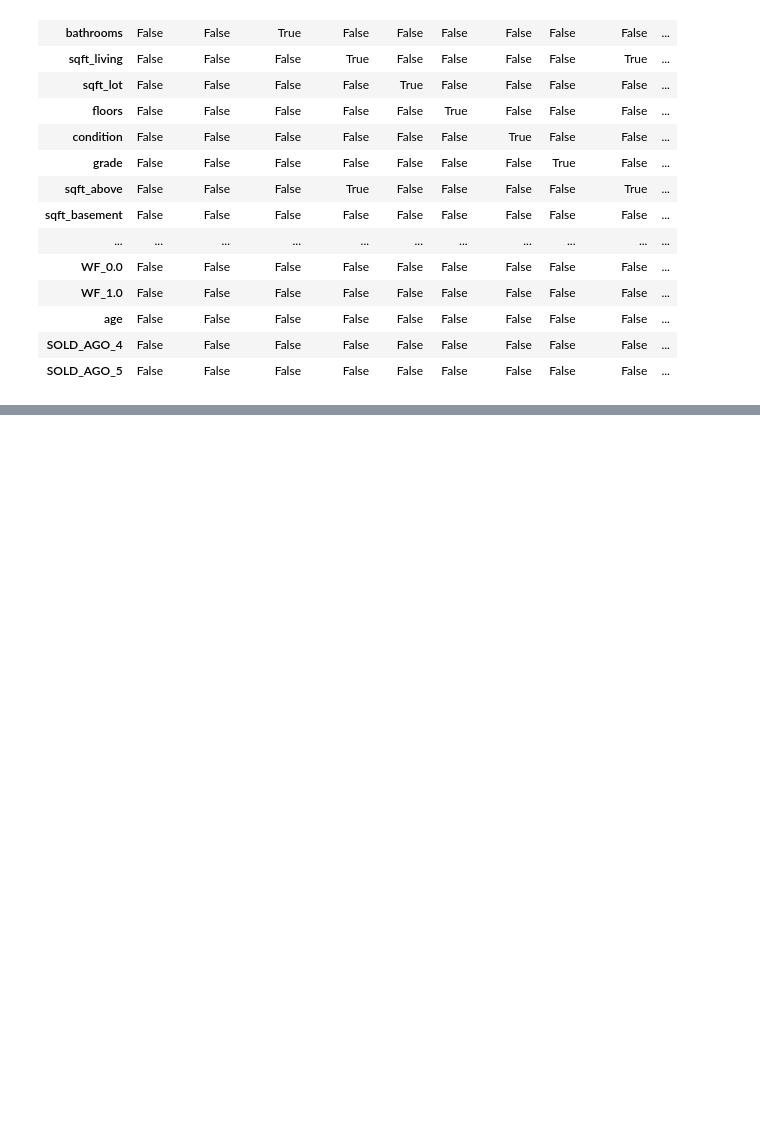
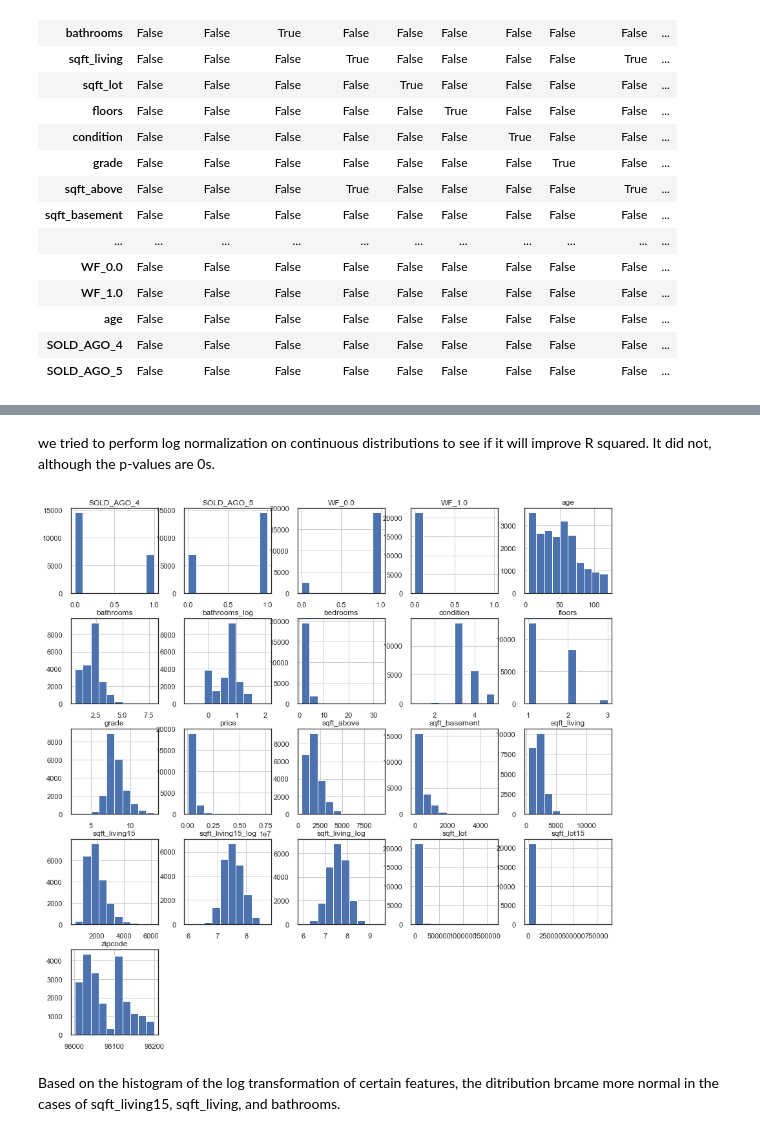
Before and after one commit to AnnaLara/dsc-1-final-project, a Jupyter notebook: draft.ipynb, the cells around one changed output, grey strips where cells are left out. Drawn from its saved outputs; the diff is of its cells as text; code cells hidden in the pictures; blank space fills up the shorter version.

```diff
--- a/draft.ipynb
+++ b/draft.ipynb
@@ -434,0 +531,9 @@ predictors = ['bedrooms', 'bathrooms', 'sqft_living', 'floors', 'grade', 'sqft_b
+# %%
+cols = ['bathrooms','sqft_living','sqft_living15']
+df_log_normalized = df.copy()
+
+for col in cols:
+    log = np.log(df[col])
+    df_log_normalized[col + '_log'] = log
+
+df_log_normalized.head()
@@ -434,0 +582,8 @@ predictors = ['bedrooms', 'bathrooms', 'sqft_living', 'floors', 'grade', 'sqft_b
+# %% [markdown]
+we tried to perform log normalization on continuous distributions to see if it will improve R squared. It did not, although the p-values are 0s.
+# %%
+df_log_normalized.hist(figsize=(15,15));
+# %% [output]
+[figure, added]
+# %% [markdown]
+Based on the histogram of the log transformation of certain features, the ditribution brcame more normal in the cases of sqft_living15, sqft_living, and bathrooms.
```
Also changed, not shown: parts of 12 cells of this notebook.
